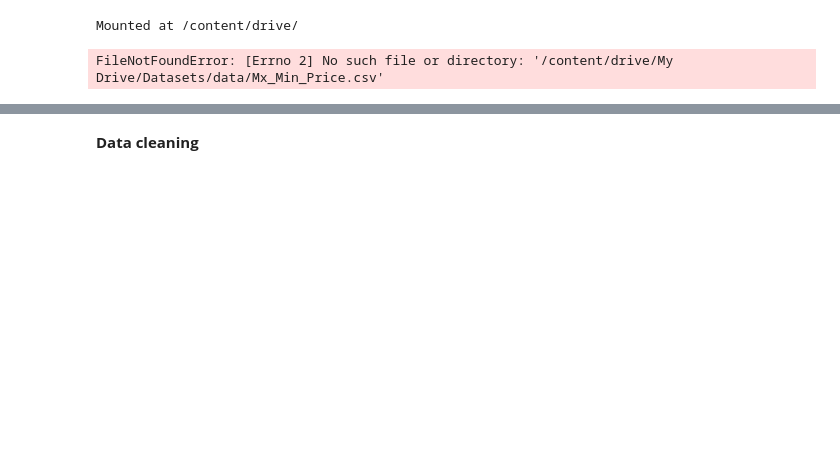
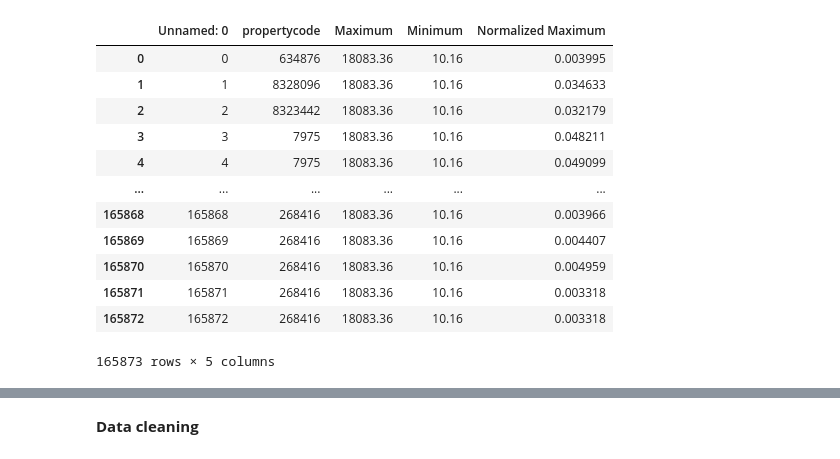
Before and after one commit to M-Ammar1112/Hotel-Room-Price-Prediction, a Jupyter notebook: MLProject.ipynb, the cells around one changed output, grey strips where cells are left out. Saved outputs shown, nothing was run; the diff lists cells and outputs as text; code cells hidden in the pictures; blank space fills up the shorter version.

```diff
--- a/MLProject.ipynb
+++ b/MLProject.ipynb
@@ -1,13 +1,23 @@
 # %%
-from google.colab import drive
-drive.mount('/content/drive/')
+# from google.colab import drive
+# drive.mount('/content/drive/')
-# %% [output]
-Mounted at /content/drive/
 # %%
 import pandas as pd
-file_path = "/content/drive/My Drive/Datasets/data/Mx_Min_Price.csv"
+file_path = "Mx_Min_Price.csv"
 df=pd.read_csv(file_path)
 df
 # %% [output]
+|  | Unnamed: 0 | propertycode | Maximum | Minimum | Normalized Maximum |
+| 0 | 0 | 634876 | 18083.36 | 10.16 | 0.003995 |
+| 1 | 1 | 8328096 | 18083.36 | 10.16 | 0.034633 |
+| 2 | 2 | 8323442 | 18083.36 | 10.16 | 0.032179 |
+| 3 | 3 | 7975 | 18083.36 | 10.16 | 0.048211 |
+| 4 | 4 | 7975 | 18083.36 | 10.16 | 0.049099 |
+| ... | ... | ... | ... | ... | ... |
+| 165868 | 165868 | 268416 | 18083.36 | 10.16 | 0.003966 |
+| 165869 | 165869 | 268416 | 18083.36 | 10.16 | 0.004407 |
+| 165870 | 165870 | 268416 | 18083.36 | 10.16 | 0.004959 |
+| 165871 | 165871 | 268416 | 18083.36 | 10.16 | 0.003318 |
+| 165872 | 165872 | 268416 | 18083.36 | 10.16 | 0.003318 |
-FileNotFoundError: [Errno 2] No such file or directory: '/content/drive/My Drive/Datasets/data/Mx_Min_Price.csv'
+165873 rows × 5 columns
 # %%
```
Also changed, not shown: parts of 44 cells of this notebook.
